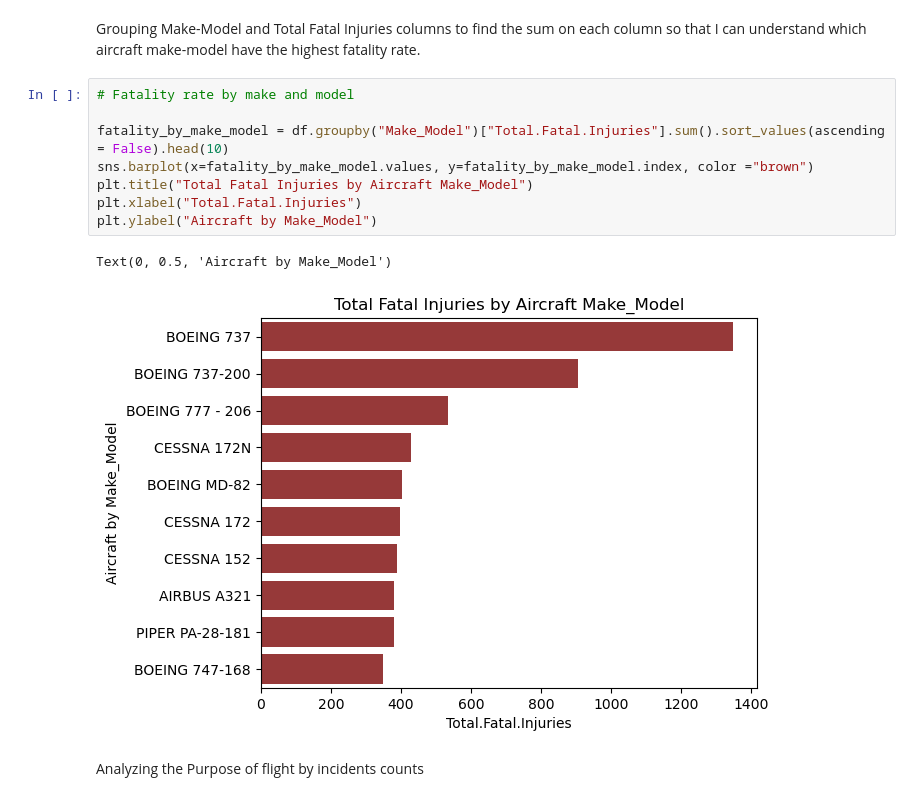
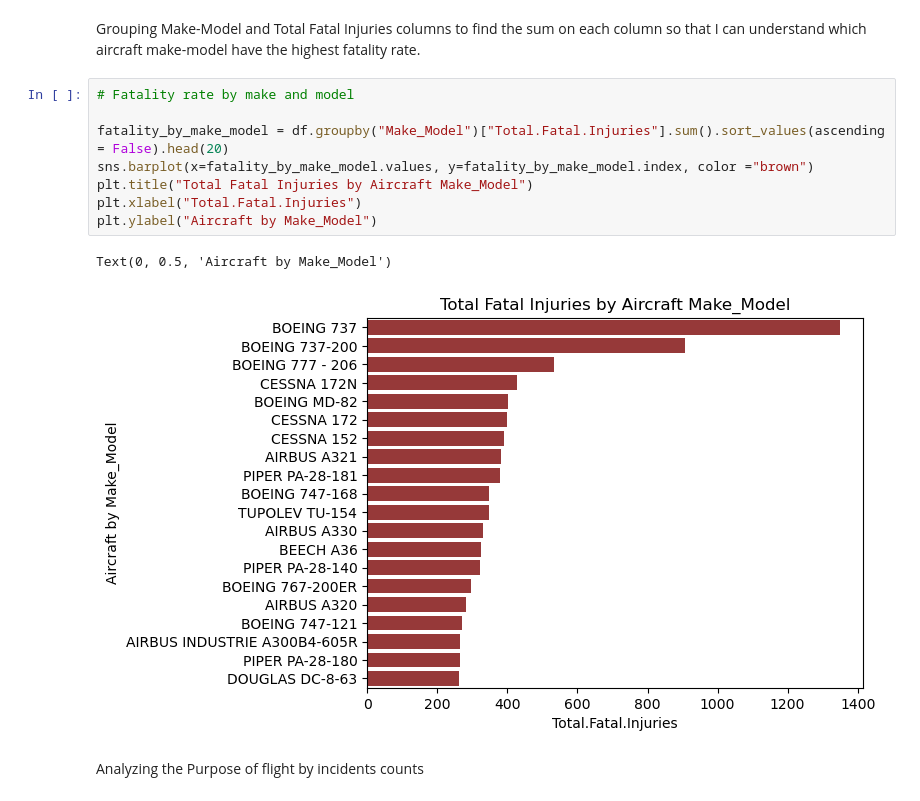
Before and after one commit to Meshack7468/project, a Jupyter notebook: project1.ipynb, the cells around one changed output. Drawn from its saved outputs; the diff is of its cells as text.

```diff
--- a/project1.ipynb
+++ b/project1.ipynb
@@ -173,14 +173,14 @@ Grouping Make-Model and Total Fatal Injuries columns to find the sum on each col
 # %%
 # Fatality rate by make and model
 
-fatality_by_make_model = df.groupby("Make_Model")["Total.Fatal.Injuries"].sum().sort_values(ascending = False).head(10)
+fatality_by_make_model = df.groupby("Make_Model")["Total.Fatal.Injuries"].sum().sort_values(ascending = False).head(20)
 sns.barplot(x=fatality_by_make_model.values, y=fatality_by_make_model.index, color ="brown")
 plt.title("Total Fatal Injuries by Aircraft Make_Model")
 plt.xlabel("Total.Fatal.Injuries")
 plt.ylabel("Aircraft by Make_Model")
 # %% [output]
 Text(0, 0.5, 'Aircraft by Make_Model')
-[figure, old version]
+[figure, new version]
 # %% [markdown]
 Analyzing the Purpose of flight by incidents counts
 # %%
```
Also changed, not shown: parts of 17 cells of this notebook, 6 other files.
